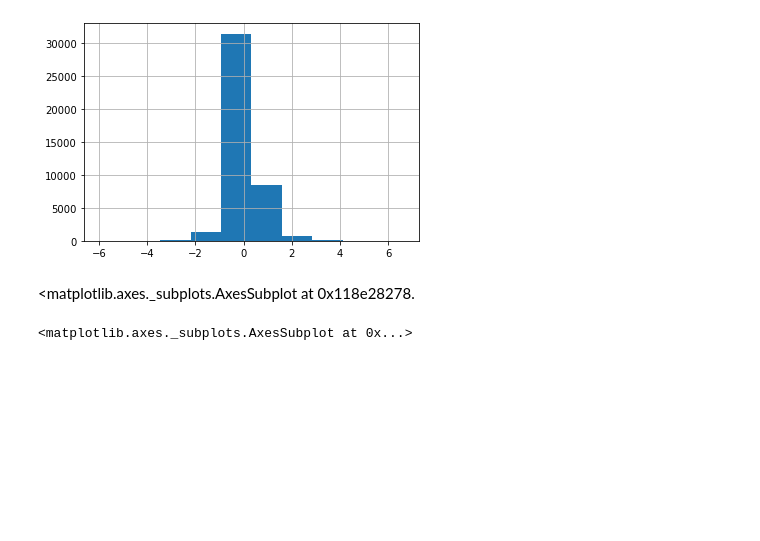
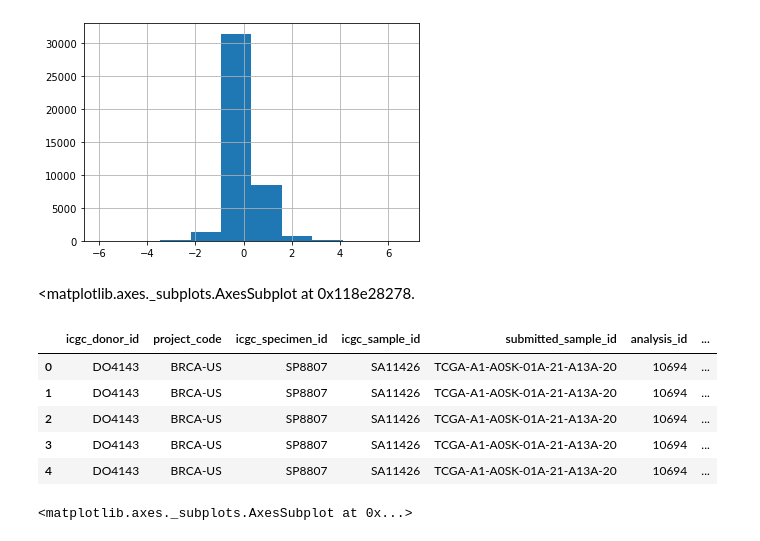
Before and after one commit to madymehlf/fall2019, a Jupyter notebook: week3/Week3.ipynb, the cells around one changed output. Saved outputs shown, nothing was run; the diff lists cells and outputs as text; code cells hidden in the pictures; blank space fills up the shorter version.

```diff
--- a/week3/Week3.ipynb
+++ b/week3/Week3.ipynb
@@ -106,6 +109,15 @@ brca_data.normalized_expression_level.hist() #with the semi-olon it does not ref
 [figure]
 # %% [markdown]
 <matplotlib.axes._subplots.AxesSubplot at 0x118e28278.
+# %%
+brca_data.head()
+# %% [output]
+|  | icgc_donor_id | project_code | icgc_specimen_id | icgc_sample_id | submitted_sample_id | analysis_id | ... |
+| 0 | DO4143 | BRCA-US | SP8807 | SA11426 | TCGA-A1-A0SK-01A-21-A13A-20 | 10694 | ... |
+| 1 | DO4143 | BRCA-US | SP8807 | SA11426 | TCGA-A1-A0SK-01A-21-A13A-20 | 10694 | ... |
+| 2 | DO4143 | BRCA-US | SP8807 | SA11426 | TCGA-A1-A0SK-01A-21-A13A-20 | 10694 | ... |
+| 3 | DO4143 | BRCA-US | SP8807 | SA11426 | TCGA-A1-A0SK-01A-21-A13A-20 | 10694 | ... |
+| 4 | DO4143 | BRCA-US | SP8807 | SA11426 | TCGA-A1-A0SK-01A-21-A13A-20 | 10694 | ... |
 # %%
 # Plotting boilerplate
 import matplotlib.pyplot as plt
```
Also changed, not shown: parts of 4 cells of this notebook.
